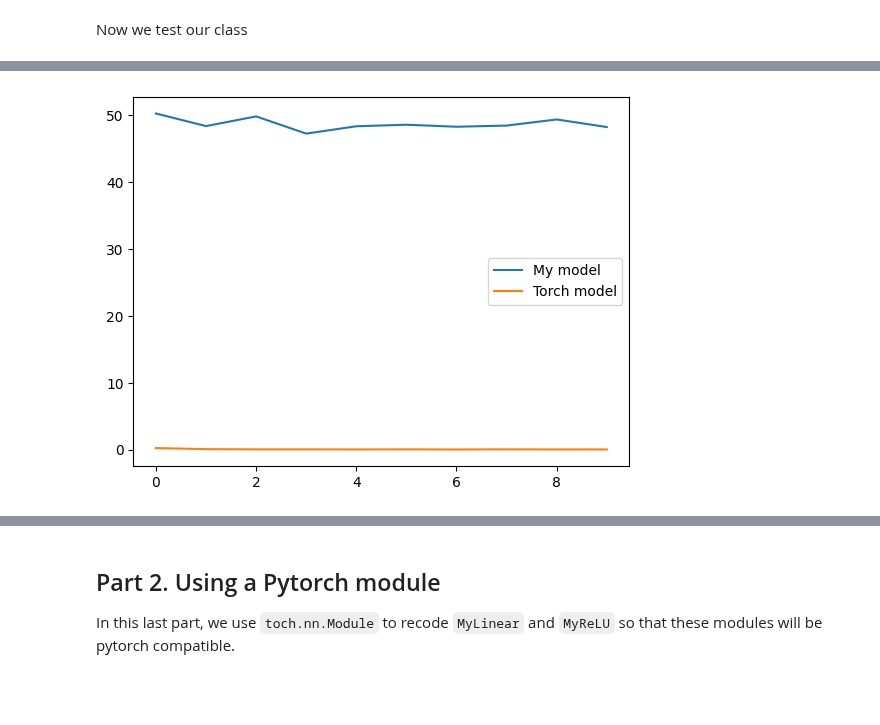
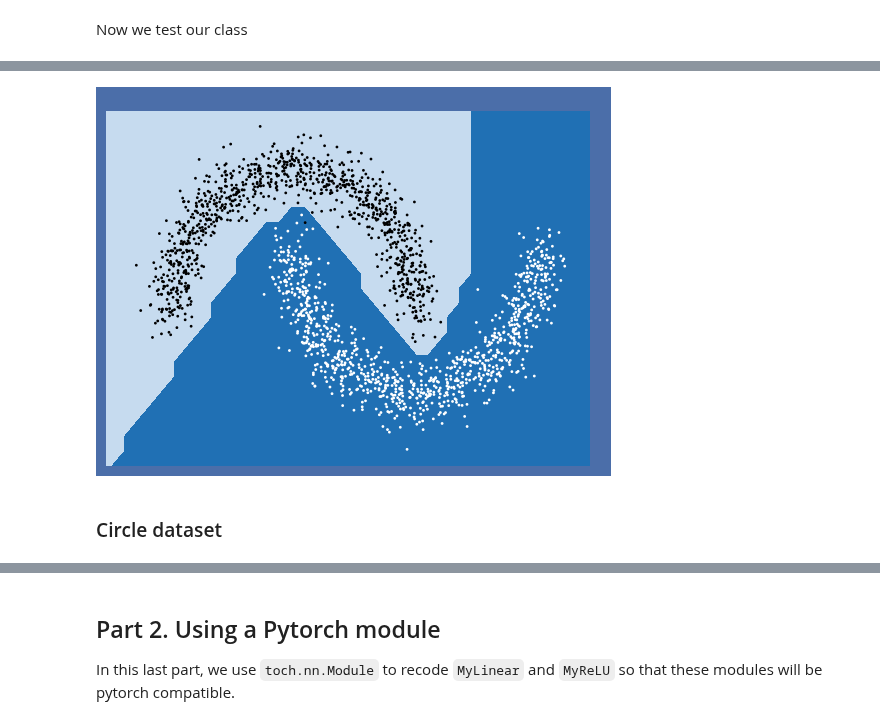
Before and after one commit to Shahriar-0/Artificial-Intelligence-Course-Projects-S2023, a Jupyter notebook: 6 - Neural Networks/AI_CA6.ipynb, the cells around one changed output, grey strips where cells are left out. Saved outputs shown, nothing was run; the diff lists cells and outputs as text; code cells hidden in the pictures; blank space fills up the shorter version.

```diff
--- a/6 - Neural Networks/AI_CA6.ipynb
+++ b/6 - Neural Networks/AI_CA6.ipynb
@@ -497,56 +437,10 @@ plt.show()
-# %%
-loss_fn = nn.BCELoss()
-
-# Define the optimizer
-optimizer = torch.optim.SGD(torch_model.parameters(), lr=1e-2)
-
-# Convert X and Y to torch tensors
-X_torch = torch.tensor(X, dtype=torch.float32)
-Y_torch = torch.tensor(Y, dtype=torch.float32).unsqueeze(1)
-
-my_losses = []
-torch_losses = []
-learning_rate = 1e-2
-epochs = 10
-for epoch in range(epochs):
-    epoch_loss_my_model = np.array([])
-    epoch_loss_torch_model = np.array([])
-    for _ in range(len(X)):
-        # pick a random example idx
-        idx = np.random.randint(0, len(X))
-        # select the corresponding example and label
-        x = X[idx]
-        y = Y[idx]
-        x_torch = X_torch[idx]
-        y_torch = Y_torch[idx]
-
-        # do a forward pass on the example using my_model
-        out_my_model = my_model.forward(x)
-        # compute the loss according to your output and the label
-        loss_my_model = my_model.compute_loss(out_my_model, y)
-        epoch_loss_my_model = np.append(epoch_loss_my_model, loss_my_model)
-        # backward pass
-        my_model.backward()
-        # gradient step
-        my_model.step(learning_rate)
-
-        # do a forward pass on the example using torch_model
-        out_torch_model = torch_model(x_torch)
-        # compute the loss according to your output and the label
-        loss_torch_model = loss_fn(out_torch_model, y_torch)
-        epoch_loss_torch_model = np.append(epoch_loss_torch_model, loss_torch_model.item())
-        # backward pass
-        optimizer.zero_grad()
-        loss_torch_model.backward()
-        # gradient step
-        optimizer.step()
-
-    my_losses.append(np.mean(epoch_loss_my_model))
-    torch_losses.append(np.mean(epoch_loss_torch_model))
-
-plt.plot(my_losses, label="My model")
-plt.plot(torch_losses, label="Torch model")
-plt.legend()
-plt.show()
-# %% [output]
-[figure, removed]
+# %%
+fig, ax = plt.subplots(1, 1, facecolor='#4B6EA9')
+ax.set_xlim(x_min, x_max)
+ax.set_ylim(y_min, y_max)
+plot_decision_boundary(ax, X, Y, my_model)
+fig.canvas.draw()
+# %% [output]
+[figure, added]
+# %% [markdown]
+### Circle dataset
```
Also changed, not shown: parts of 29 cells of this notebook, 1 other file.
